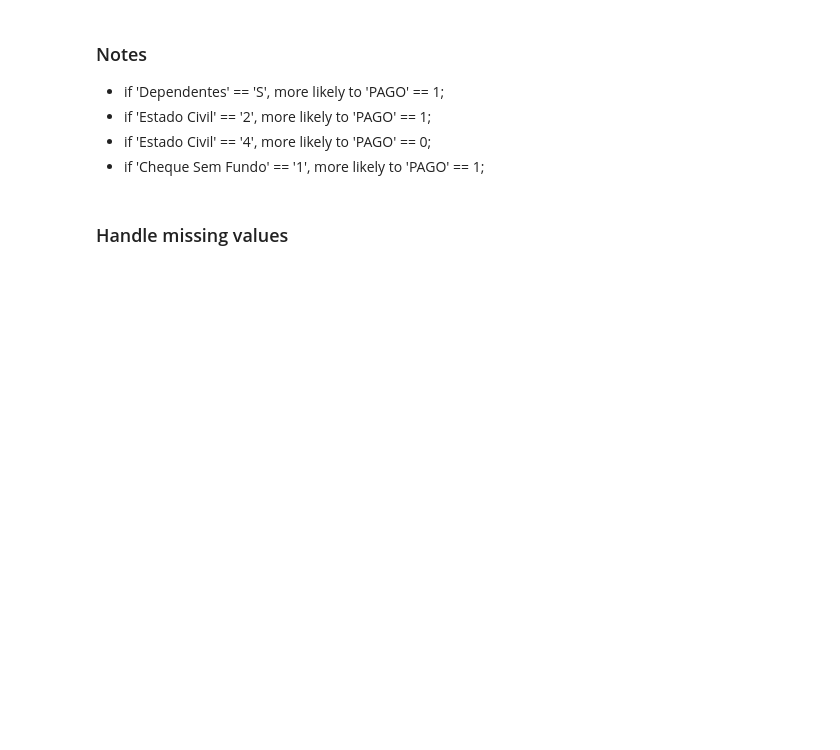
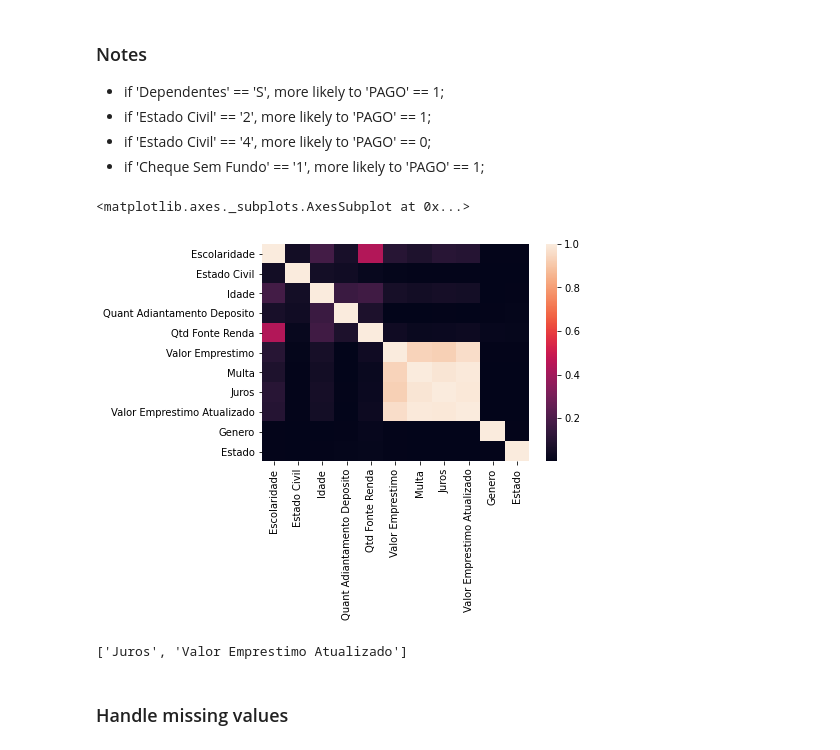
Before and after one commit to rrbarioni/credit-risk-analysis, a Jupyter notebook: src/credit_risk_analysis.ipynb, the cells around one changed output. Saved outputs shown, nothing was run; the diff lists cells and outputs as text; code cells hidden in the pictures; blank space fills up the shorter version.

```diff
--- a/src/credit_risk_analysis.ipynb
+++ b/src/credit_risk_analysis.ipynb
@@ -276,6 +276,20 @@ for i, col in enumerate(cat):
 - if 'Estado Civil' == '2', more likely to 'PAGO' == 1;
 - if 'Estado Civil' == '4', more likely to 'PAGO' == 0;
 - if 'Cheque Sem Fundo' == '1', more likely to 'PAGO' == 1;
+# %%
+corr_matrix = df.drop('PAGO', axis=1).corr().abs()
+sns.heatmap(corr_matrix)
+# %% [output]
+<matplotlib.axes._subplots.AxesSubplot at 0x...>
+[figure, added]
+# %%
+corr_upper_matrix = corr_matrix.where(np.triu(np.ones(corr_matrix.shape), k=1).astype(np.bool))
+high_corr_cols = [col for col in corr_upper_matrix.columns if any(corr_upper_matrix[col] > 0.95)]
+
+print(high_corr_cols)
+df = df.drop(columns=high_corr_cols, errors='ignore')
+# %% [output]
+['Juros', 'Valor Emprestimo Atualizado']
 # %% [markdown]
 ### Handle missing values
 # %%
```
Also changed, not shown: parts of 13 cells of this notebook.
